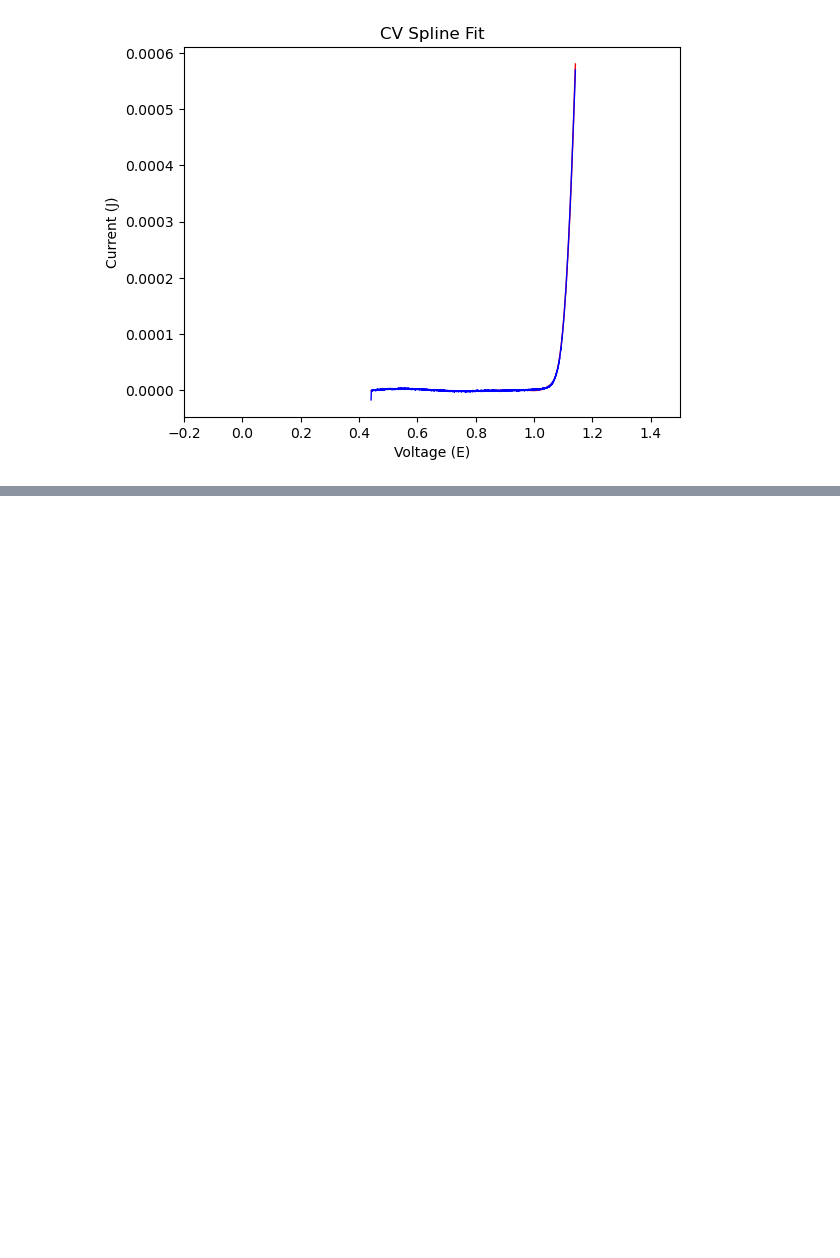
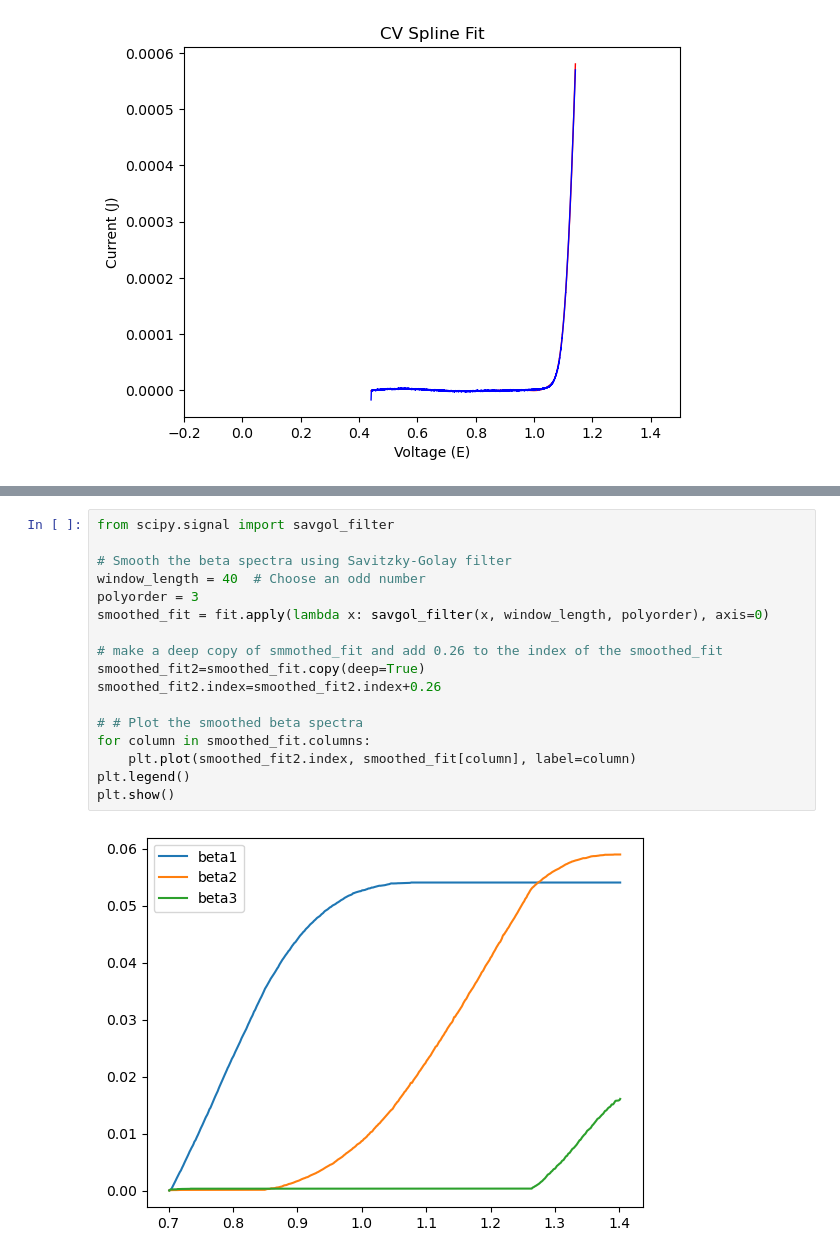
Before and after one commit to BenjaminSMoss/Ir-Benchmark, a Jupyter notebook: 10mVs-1-2cycles/Ir_analysis.ipynb, the cells around one changed output, grey strips where cells are left out. Drawn from its saved outputs; the diff is of its cells as text; blank space fills up the shorter version.

```diff
--- a/10mVs-1-2cycles/Ir_analysis.ipynb
+++ b/10mVs-1-2cycles/Ir_analysis.ipynb
@@ -228,0 +256,19 @@ plt.show()
+# %%
+from scipy.signal import savgol_filter
+
+# Smooth the beta spectra using Savitzky-Golay filter
+window_length = 40  # Choose an odd number
+polyorder = 3
+smoothed_fit = fit.apply(lambda x: savgol_filter(x, window_length, polyorder), axis=0)
+
+# make a deep copy of smmothed_fit and add 0.26 to the index of the smoothed_fit
+smoothed_fit2=smoothed_fit.copy(deep=True)
+smoothed_fit2.index=smoothed_fit2.index+0.26
+
+# # Plot the smoothed beta spectra
+for column in smoothed_fit.columns:
+    plt.plot(smoothed_fit2.index, smoothed_fit[column], label=column)
+plt.legend()
+plt.show()
+# %% [output]
+[figure, added]
```
Also changed, not shown: parts of 9 cells of this notebook, 7 other files.
